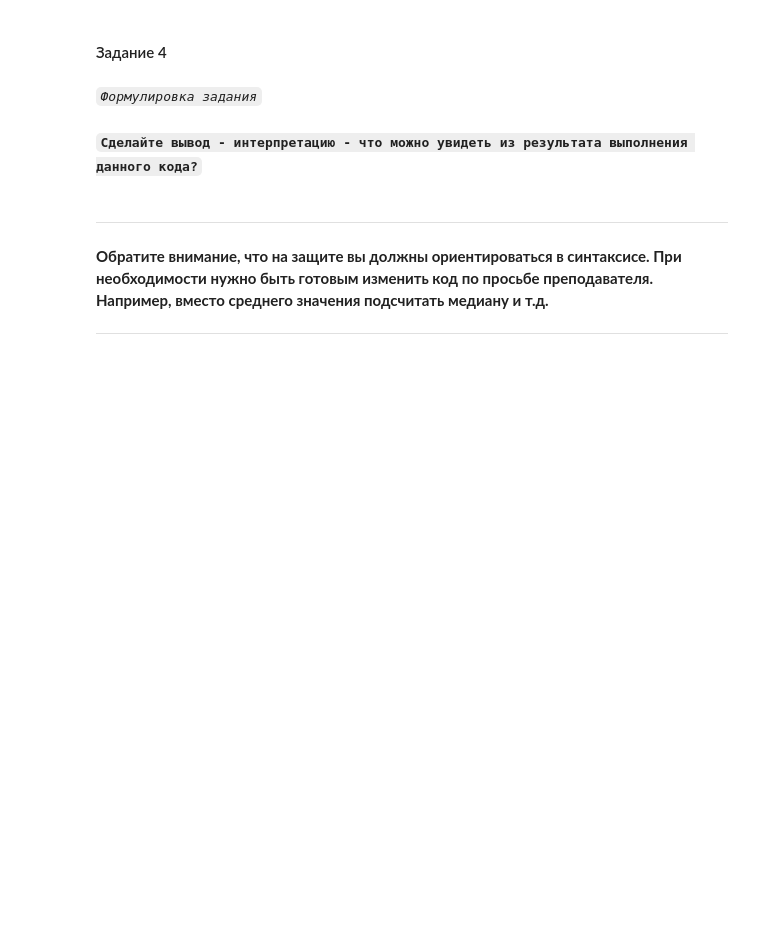
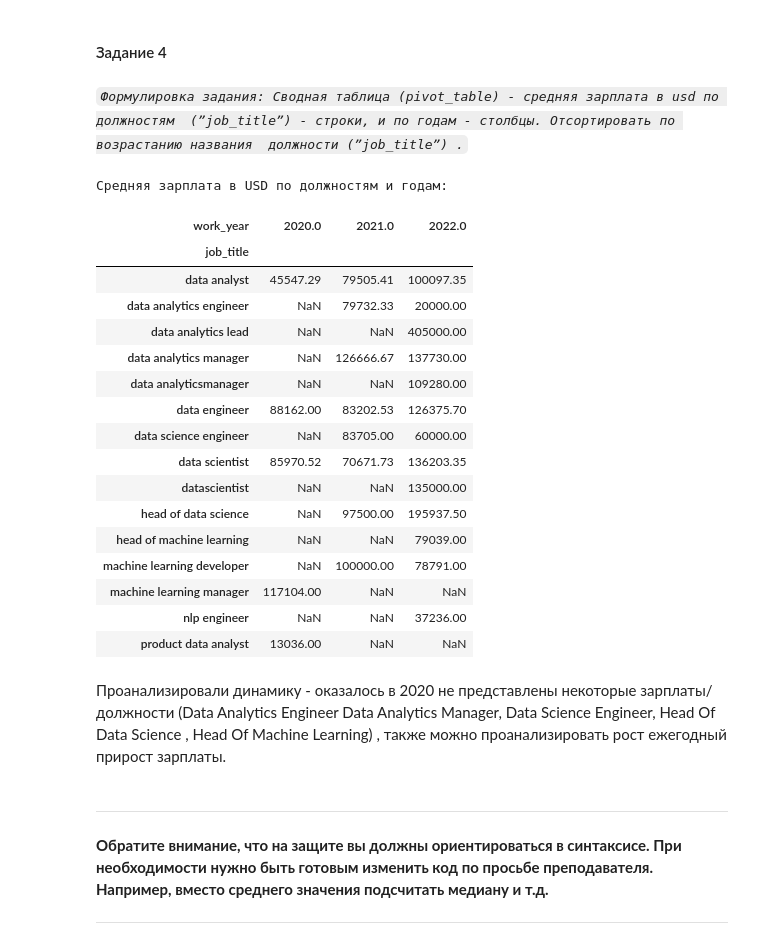
Before and after one commit to Creatorofworld57/JupeterLabs, a Jupyter notebook: ЛР1_Евсеев_Вариант_4.ipynb, the cells around one changed output. Cells and saved outputs as stored; diff of their text form; code cells hidden in the pictures; blank space fills up the shorter version.

```diff
--- a/ЛР1_Евсеев_Вариант_4.ipynb
+++ b/ЛР1_Евсеев_Вариант_4.ipynb
@@ -48,5 +122,7 @@
 # переименование при необходимости
 # %% [markdown]
 ### 3. Проверка пропусков
+# %%
+df = df.dropna()
 # %%
 # Проверить данные на наличие пропусков и устранить их, если они есть (пропуски необходимо либо удалить, либо заменить каким-то значением).
@@ -66,2 +151,6 @@
 # %%
 # удалите дубликаты, если они есть
+df = df.drop_duplicates()
+
+
+print("После удаления количество дубликатов:", df.duplicated().sum())
@@ -71,0 +196,8 @@
+# %%
+# удалите дубликаты, если они есть
+# Очистка job_title от неявных дубликатов
+df["job_title"] = df["job_title"].str.strip().str.lower()
+
+# Проверим уникальные значения после очистки
+print("Количество уникальных должностей после очистки:", df["job_title"].nunique())
+print("Примеры должностей после очистки:", df["job_title"].unique()[:20])
@@ -83,3 +244,8 @@
+# %%
+# Проверка типов данных
+df["work_year"] = df["work_year"].astype(int)
+df["salary"] = df["salary"].astype(int)
+df["salary_in_usd"] = df["salary_in_usd"].astype(int)
 # %% [markdown]
 ---
 
@@ -136,5 +367,3 @@
  ---
 # %% [markdown]
 #### Задание 4
-# %% [markdown]
-*`Формулировка задания`*
@@ -143,5 +370,46 @@
-# %% [markdown]
-**`Сделайте вывод - интерпретацию - что можно увидеть из результата выполнения данного кода?`**
+# %% [markdown]
+*`Формулировка задания: Сводная таблица (pivot_table) - средняя зарплата в usd по должностям
+(ˮjob_titleˮ) - строки, и по годам - столбцы. Отсортировать по возрастанию названия
+должности (ˮjob_titleˮ) .`*
+# %%
+# выполните сводную таблицу согласно варианту
+# Сводная таблица: средняя зарплата в USD по должностям и годам
+task4 = (
+    df.pivot_table(
+        index="job_title",       # строки — должности
+        columns="work_year",     # столбцы — годы
+        values="salary_in_usd",  # значения — зарплата в USD
+        aggfunc="mean"
+    )
+    .round(2)                   # округляем до 2 знаков после запятой
+    .sort_index(ascending=True) # сортировка по возрастанию названия должности
+)
+
+# Выводим результат
+print("Средняя зарплата в USD по должностям и годам:")
+display(task4)
+# %% [output]
+Средняя зарплата в USD по должностям и годам:
+| work_year | 2020.0 | 2021.0 | 2022.0 |
+| job_title |  |  |  |
+| data analyst | 45547.29 | 79505.41 | 100097.35 |
+| data analytics engineer | NaN | 79732.33 | 20000.00 |
+| data analytics lead | NaN | NaN | 405000.00 |
+| data analytics manager | NaN | 126666.67 | 137730.00 |
+| data analyticsmanager | NaN | NaN | 109280.00 |
+| data engineer | 88162.00 | 83202.53 | 126375.70 |
+| data science engineer | NaN | 83705.00 | 60000.00 |
+| data scientist | 85970.52 | 70671.73 | 136203.35 |
+| datascientist | NaN | NaN | 135000.00 |
+| head of data science | NaN | 97500.00 | 195937.50 |
+| head of machine learning | NaN | NaN | 79039.00 |
+| machine learning developer | NaN | 100000.00 | 78791.00 |
+| machine learning manager | 117104.00 | NaN | NaN |
+| nlp engineer | NaN | NaN | 37236.00 |
+| product data analyst | 13036.00 | NaN | NaN |
+# %% [markdown]
+Проанализировали динамику - оказалось в 2020 не представлены некоторые зарплаты/должности (Data Analytics Engineer
+Data Analytics Manager, Data Science Engineer, Head Of Data Science , Head Of Machine Learning) , также можно проанализировать рост ежегодный прирост зарплаты.
 # %% [markdown]
 ---
 
```
Also changed, not shown: parts of 40 cells of this notebook.
